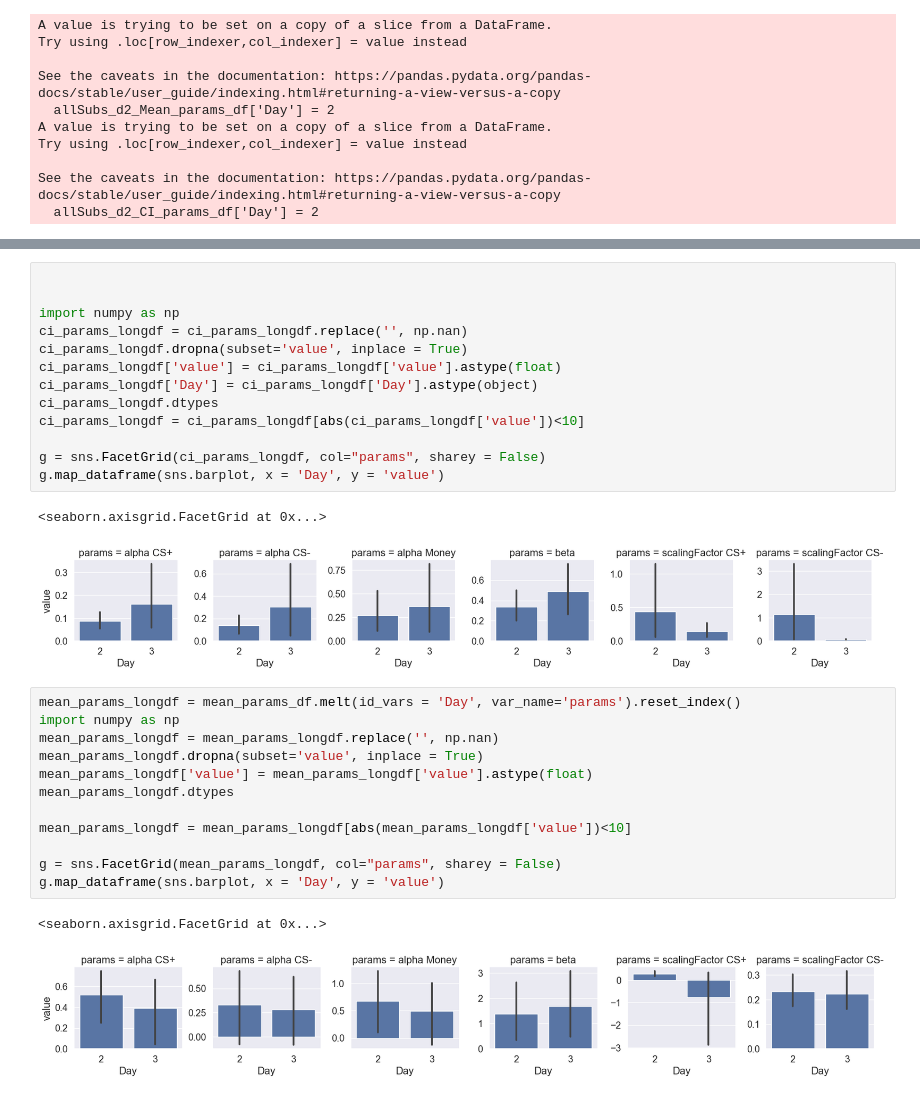
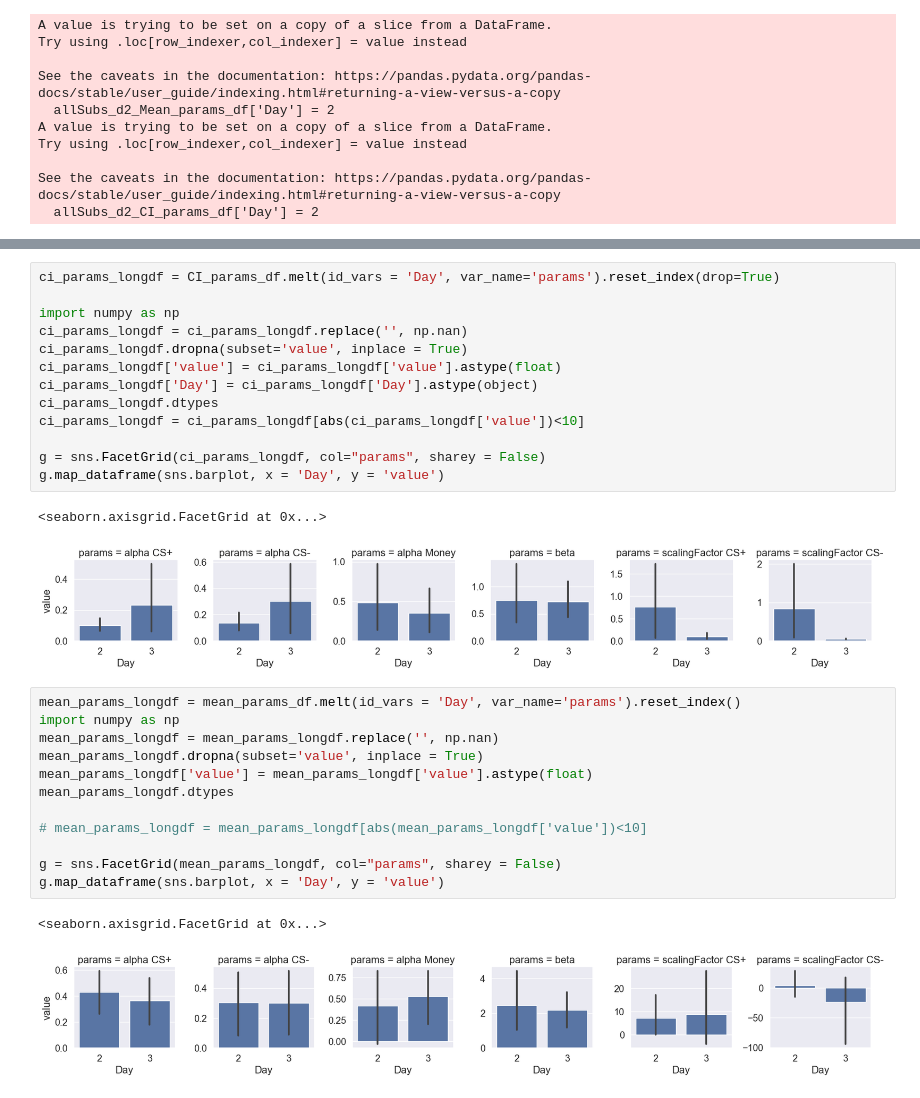
Before and after one commit to ffviana/nutreconDrive, a Jupyter notebook: 3. Analysis/groupAnalysis.ipynb, the cells around one changed output, grey strips where cells are left out. Drawn from its saved outputs; the diff is of its cells as text.

```diff
--- a/3. Analysis/groupAnalysis.ipynb
+++ b/3. Analysis/groupAnalysis.ipynb
@@ -794,5 +810,5 @@ CI_params_df
 # %%
-
+ci_params_longdf = CI_params_df.melt(id_vars = 'Day', var_name='params').reset_index(drop=True)
 
 import numpy as np
 ci_params_longdf = ci_params_longdf.replace('', np.nan)
@@ -806,19 +822,19 @@ g = sns.FacetGrid(ci_params_longdf, col="params", sharey = False)
 g.map_dataframe(sns.barplot, x = 'Day', y = 'value')
 # %% [output]
 <seaborn.axisgrid.FacetGrid at 0x...>
-[figure, old version]
+[figure, new version]
 # %%
 mean_params_longdf = mean_params_df.melt(id_vars = 'Day', var_name='params').reset_index()
 import numpy as np
 mean_params_longdf = mean_params_longdf.replace('', np.nan)
 mean_params_longdf.dropna(subset='value', inplace = True)
 mean_params_longdf['value'] = mean_params_longdf['value'].astype(float)
 mean_params_longdf.dtypes
 
-mean_params_longdf = mean_params_longdf[abs(mean_params_longdf['value'])<10]
+# mean_params_longdf = mean_params_longdf[abs(mean_params_longdf['value'])<10]
 
 g = sns.FacetGrid(mean_params_longdf, col="params", sharey = False)
 g.map_dataframe(sns.barplot, x = 'Day', y = 'value')
 # %% [output]
 <seaborn.axisgrid.FacetGrid at 0x...>
-[figure, old version]
+[figure, new version]
```
Also changed, not shown: parts of 5 cells of this notebook.
